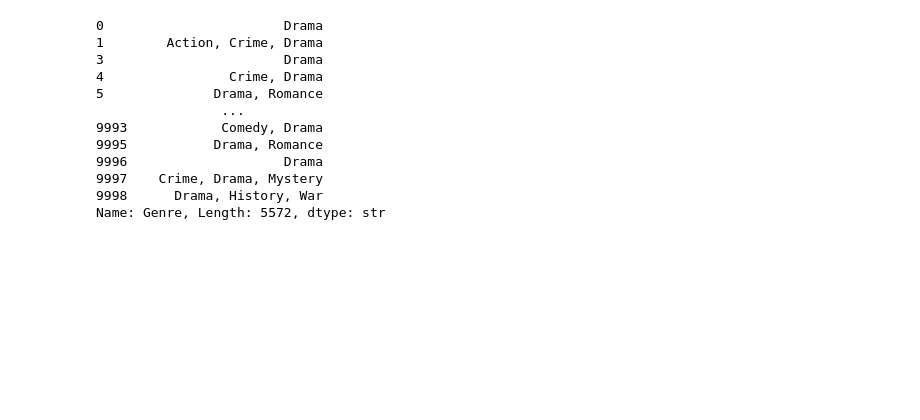
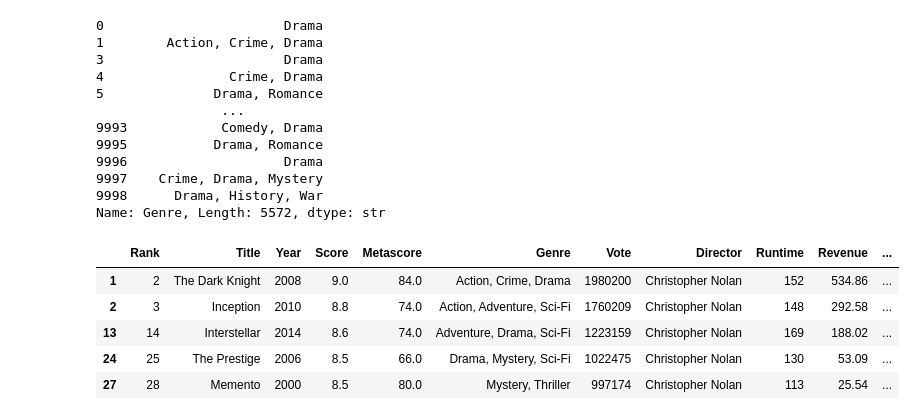
Before and after one commit to robertorocha828/fundamentos_ia, a Jupyter notebook: jupyterlab/movies_Roberto_Rocha.ipynb, the cells around one changed output. Cells and saved outputs as stored; diff of their text form; code cells hidden in the pictures; blank space fills up the shorter version.

```diff
--- a/jupyterlab/movies_Roberto_Rocha.ipynb
+++ b/jupyterlab/movies_Roberto_Rocha.ipynb
@@ -556,3 +556,12 @@ df.loc[filtro_contiene_drama,'Genre']
 9997    Crime, Drama, Mystery
 9998      Drama, History, War
 Name: Genre, Length: 5572, dtype: str
+# %%
+df[(df['Director'] == 'Christopher Nolan') & (df['Score'] >= 8.5)]
+# %% [output]
+|  | Rank | Title | Year | Score | Metascore | Genre | Vote | Director | Runtime | Revenue | ... |
+| 1 | 2 | The Dark Knight | 2008 | 9.0 | 84.0 | Action, Crime, Drama | 1980200 | Christopher Nolan | 152 | 534.86 | ... |
+| 2 | 3 | Inception | 2010 | 8.8 | 74.0 | Action, Adventure, Sci-Fi | 1760209 | Christopher Nolan | 148 | 292.58 | ... |
+| 13 | 14 | Interstellar | 2014 | 8.6 | 74.0 | Adventure, Drama, Sci-Fi | 1223159 | Christopher Nolan | 169 | 188.02 | ... |
+| 24 | 25 | The Prestige | 2006 | 8.5 | 66.0 | Drama, Mystery, Sci-Fi | 1022475 | Christopher Nolan | 130 | 53.09 | ... |
+| 27 | 28 | Memento | 2000 | 8.5 | 80.0 | Mystery, Thriller | 997174 | Christopher Nolan | 113 | 25.54 | ... |
```
Also changed, not shown: 2 other files.
